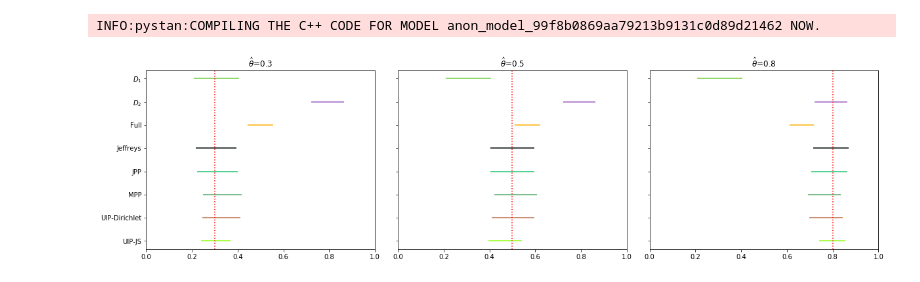
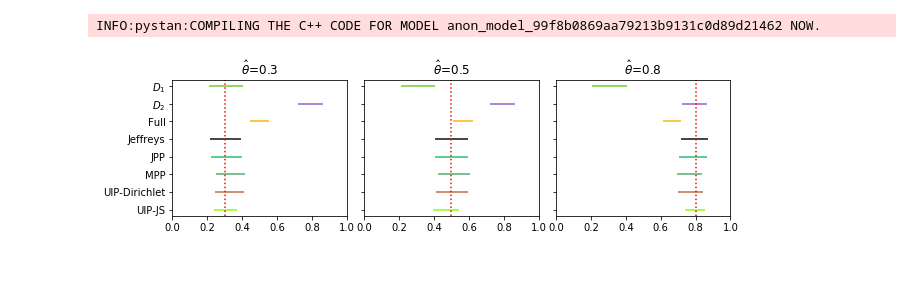
Before and after one commit to JINhuaqing/UIP, a Jupyter notebook: BernSetting/Bern_ana_CI.ipynb, the cells around one changed output. Saved outputs shown, nothing was run; the diff lists cells and outputs as text; code cells hidden in the pictures.

Commit message:
revise the plots

```diff
--- a/BernSetting/Bern_ana_CI.ipynb
+++ b/BernSetting/Bern_ana_CI.ipynb
@@ -97,21 +97,21 @@ with open("BernCIs.pkl", "rb") as f:
     ressave = pickle.load(f)
 # %%
 fig, axes = plt.subplots(nrows=1, ncols=3,
-                         sharex=False,sharey=True, figsize=(20,5))
+                         sharex=False,sharey=True, figsize=(10,2.5))
 plt.subplots_adjust(wspace=0.1, hspace=0.1)
 cols = list(sns.xkcd_rgb.values())
 keys = ["UIP-JS", "UIP-Dirichlet", "MPP", "JPP", r"Jeffreys", "Full", r"$D_2$", r"$D_1$"]
 ords = ["UIPJS", "UIPD", "MPP", "JPP", "JEF", "FULL", "D2", "D1"]
 for j in range(3):
     resCIs, paras= ressave[j]
     axes[j].set_xlim([0, 1])
     tl = r"$\hat{\theta}$" + f"={paras.p0}"
     axes[j].set_title(tl)
     for idx, key in enumerate(ords):
         axes[j].hlines(idx, xmin=resCIs[key][0], xmax=resCIs[key][1], color=cols[idx])
     axes[j].axvline(paras.p0, linestyle=":", color="red")
     axes[j].set_yticks(list(range(len(keys))))
     axes[j].set_yticklabels(keys)
 plt.savefig("BernCIs.pdf")
 # %% [output]
-[figure, old version]
+[figure, new version]
```
Also changed, not shown: 3 other files.
